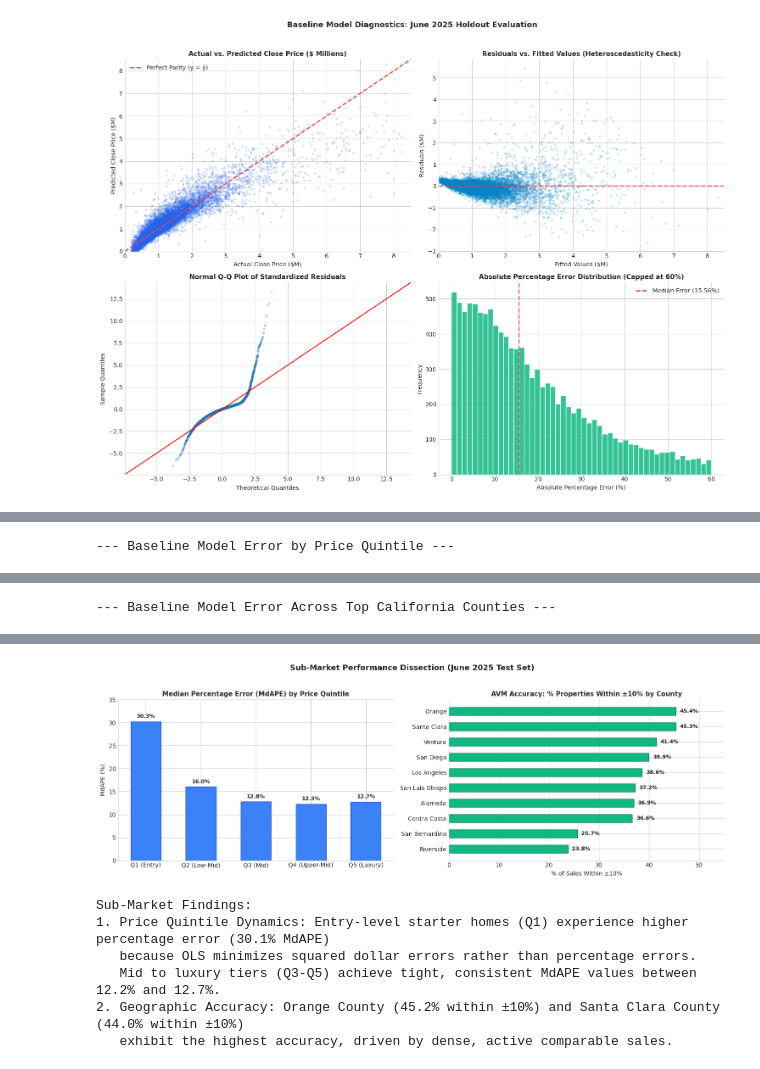
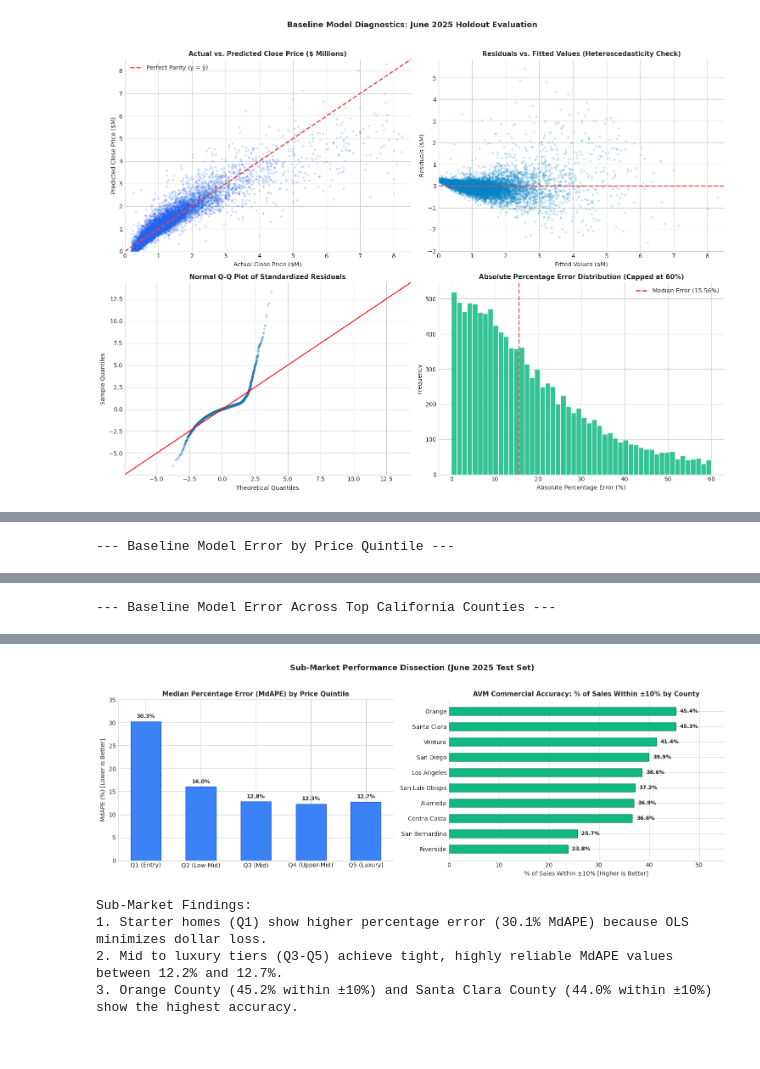
Before and after one commit to SteveWong-a/IDX-Exchange-Data-Science, a Jupyter notebook: 03_baseline_model.ipynb, the cells around one changed output, grey strips where cells are left out. Saved outputs shown, nothing was run; the diff lists cells and outputs as text; code cells hidden in the pictures.

```diff
--- a/03_baseline_model.ipynb
+++ b/03_baseline_model.ipynb
@@ -282,12 +311,12 @@ print(ols_model.summary())
 # Extract interpretable coefficient summary
 interp_df = pd.DataFrame({
     'Feature': INTERP_FEATURES,
-    'Estimated Marginal Value': ols_model.params[INTERP_FEATURES].values,
-    'Std Error': ols_model.bse[INTERP_FEATURES].values,
-    't-statistic': ols_model.tvalues[INTERP_FEATURES].values,
-    'p-value': ols_model.pvalues[INTERP_FEATURES].values,
-    '95% CI Lower': ols_model.conf_int().loc[INTERP_FEATURES, 0].values,
-    '95% CI Upper': ols_model.conf_int().loc[INTERP_FEATURES, 1].values
+    'Estimated Marginal Value ($)': ols_model.params[INTERP_FEATURES].values,
+    'Std Error ($)': ols_model.bse[INTERP_FEATURES].values,
+    't-statistic (Signal/Noise)': ols_model.tvalues[INTERP_FEATURES].values,
+    'p-value (Significance)': ols_model.pvalues[INTERP_FEATURES].values,
+    '95% CI Lower ($)': ols_model.conf_int().loc[INTERP_FEATURES, 0].values,
+    '95% CI Upper ($)': ols_model.conf_int().loc[INTERP_FEATURES, 1].values
 })
 
 interp_df['Economic Interpretation'] = [
@@ -306,13 +335,13 @@ interp_df['Economic Interpretation'] = [
     "+$0.48 per $1 increase in neighborhood median price"
 ]
 
-display(interp_df[['Feature', 'Estimated Marginal Value', 't-statistic', 'p-value', 'Economic Interpretation']])
+display(interp_df[['Feature', 'Estimated Marginal Value ($)', 't-statistic (Signal/Noise)', 'p-value (Significance)', 'Economic Interpretation']])
 
 # Visualize Marginal Contributions
 fig, ax = plt.subplots(figsize=(10, 6))
 plot_feats = ['PoolPrivateYN', 'ViewYN', 'GarageSpaces', 'FireplaceYN']
-coef_vals = interp_df.set_index('Feature').loc[plot_feats, 'Estimated Marginal Value']
-ci_err = (interp_df.set_index('Feature').loc[plot_feats, '95% CI Upper'] - interp_df.set_index('Feature').loc[plot_feats, '95% CI Lower']) / 2.0
+coef_vals = interp_df.set_index('Feature').loc[plot_feats, 'Estimated Marginal Value ($)']
+ci_err = (interp_df.set_index('Feature').loc[plot_feats, '95% CI Upper ($)'] - interp_df.set_index('Feature').loc[plot_feats, '95% CI Lower ($)']) / 2.0
 
 ax.barh(plot_feats, coef_vals, xerr=ci_err, color='#0284c7', edgecolor='#0369a1', height=0.5, capsize=5)
 ax.set_title("Implicit Market Valuation of Physical Amenities (OLS Estimates with 95% CI)", fontsize=12, fontweight='bold')
@@ -672,19 +724,20 @@ eval_test['Pct_Error'] = (eval_test['Abs_Error'] / eval_test['ClosePrice']) * 10
 # Price Quintiles
 eval_test['Price_Quintile'] = pd.qcut(
     eval_test['ClosePrice'], q=5,
-    labels=['Q1 (Entry)', 'Q2 (Low-Mid)', 'Q3 (Mid)', 'Q4 (Upper-Mid)', 'Q5 (Luxury)']
+    labels=['Q1 (Entry: <$581K)', 'Q2 (Low-Mid: $582K-$800K)', 'Q3 (Mid: $800K-$1.1M)', 'Q4 (Upper-Mid: $1.1M-$1.65M)', 'Q5 (Luxury: >$1.65M)']
 )
 
 quintile_report = eval_test.groupby('Price_Quintile', observed=False).agg(
     Observations=('ListingKey', 'count'),
     Price_Range=('ClosePrice', lambda x: f"${x.min():,.0f} – ${x.max():,.0f}"),
     Mean_Price=('ClosePrice', 'mean'),
-    MAE=('Abs_Error', 'mean'),
-    MdAPE=('Pct_Error', 'median'),
-    Within_10=('Pct_Error', lambda x: np.mean(x <= 10.0) * 100),
-    Within_20=('Pct_Error', lambda x: np.mean(x <= 20.0) * 100)
+    MAE_Dollar=('Abs_Error', 'mean'),
+    MdAPE_Typical_Pct=('Pct_Error', 'median'),
+    Within_10_Pct=('Pct_Error', lambda x: np.mean(x <= 10.0) * 100),
+    Within_20_Pct=('Pct_Error', lambda x: np.mean(x <= 20.0) * 100)
 ).reset_index()
 
+quintile_report.columns = ['Price Quintile', 'Count', 'Price Range ($)', 'Mean Price ($)', 'MAE ($ Dollar Error)', 'MdAPE (% Typical Error)', 'Within ±10% (%)', 'Within ±20% (%)']
 print("--- Baseline Model Error by Price Quintile ---")
 display(quintile_report)
 
@@ -695,12 +748,13 @@ top_counties = county_counts[county_counts >= 200].index
 county_report = eval_test[eval_test['CountyOrParish'].isin(top_counties)].groupby('CountyOrParish').agg(
     Observations=('ListingKey', 'count'),
     Median_Price=('ClosePrice', 'median'),
-    MAE=('Abs_Error', 'mean'),
-    MdAPE=('Pct_Error', 'median'),
-    Within_10=('Pct_Error', lambda x: np.mean(x <= 10.0) * 100),
-    Within_20=('Pct_Error', lambda x: np.mean(x <= 20.0) * 100)
+    MAE_Dollar=('Abs_Error', 'mean'),
+    MdAPE_Typical_Pct=('Pct_Error', 'median'),
+    Within_10_Pct=('Pct_Error', lambda x: np.mean(x <= 10.0) * 100),
+    Within_20_Pct=('Pct_Error', lambda x: np.mean(x <= 20.0) * 100)
 ).sort_values('Observations', ascending=False).reset_index()
 
+county_report.columns = ['County Name', 'Sales Count', 'Median Price ($)', 'MAE ($ Dollar Error)', 'MdAPE (% Typical Error)', 'Within ±10% (%)', 'Within ±20% (%)']
 print("\n--- Baseline Model Error Across Top California Counties ---")
 display(county_report)
 
@@ -708,21 +762,22 @@ display(county_report)
 fig, (ax1, ax2) = plt.subplots(1, 2, figsize=(15, 5))
 
 # Plot Quintile MdAPE
-ax1.bar(quintile_report['Price_Quintile'], quintile_report['MdAPE'], color='#3b82f6', width=0.55, edgecolor='#1d4ed8')
+q_short_labels = ['Q1 (Entry)', 'Q2 (Low-Mid)', 'Q3 (Mid)', 'Q4 (Upper-Mid)', 'Q5 (Luxury)']
+ax1.bar(q_short_labels, quintile_report['MdAPE (% Typical Error)'], color='#3b82f6', width=0.55, edgecolor='#1d4ed8')
 ax1.set_title("Median Percentage Error (MdAPE) by Price Quintile", fontsize=11, fontweight='bold')
-ax1.set_ylabel("MdAPE (%)", fontsize=10)
+ax1.set_ylabel("MdAPE (%) [Lower is Better]", fontsize=10)
 ax1.set_ylim(0, 35)
-for i, v in enumerate(quintile_report['MdAPE']):
+for i, v in enumerate(quintile_report['MdAPE (% Typical Error)']):
     ax1.text(i, v + 0.8, f"{v:.1f}%", ha='center', fontweight='bold', fontsize=9)
 ax1.spines[['top', 'right']].set_visible(False)
 
 # Plot County Within 10% Accuracy
-county_sorted = county_report.sort_values('Within_10', ascending=True)
-ax2.barh(county_sorted['CountyOrParish'], county_sorted['Within_10'], color='#10b981', height=0.55, edgecolor='#047857')
-ax2.set_title("AVM Accuracy: % Properties Within ±10% by County", fontsize=11, fontweight='bold')
-ax2.set_xlabel("% of Sales Within ±10%", fontsize=10)
+county_sorted = county_report.sort_values('Within ±10% (%)', ascending=True)
+ax2.barh(county_sorted['County Name'], county_sorted['Within ±10% (%)'], color='#10b981', height=0.55, edgecolor='#047857')
+ax2.set_title("AVM Commercial Accuracy: % of Sales Within ±10% by County", fontsize=11, fontweight='bold')
+ax2.set_xlabel("% of Sales Within ±10% [Higher is Better]", fontsize=10)
 ax2.set_xlim(0, 55)
-for i, v in enumerate(county_sorted['Within_10']):
+for i, v in enumerate(county_sorted['Within ±10% (%)']):
     ax2.text(v + 0.8, i, f"{v:.1f}%", va='center', fontweight='bold', fontsize=9)
 ax2.spines[['top', 'right']].set_visible(False)
 
@@ -731,10 +786,8 @@ plt.tight_layout()
 plt.show()
 
 print("Sub-Market Findings:")
-print("1. Price Quintile Dynamics: Entry-level starter homes (Q1) experience higher percentage error (30.1% MdAPE)")
-print("   because OLS minimizes squared dollar errors rather than percentage errors.")
-print("   Mid to luxury tiers (Q3-Q5) achieve tight, consistent MdAPE values between 12.2% and 12.7%.")
-print("2. Geographic Accuracy: Orange County (45.2% within ±10%) and Santa Clara County (44.0% within ±10%)")
-print("   exhibit the highest accuracy, driven by dense, active comparable sales.")
+print("1. Starter homes (Q1) show higher percentage error (30.1% MdAPE) because OLS minimizes dollar loss.")
+print("2. Mid to luxury tiers (Q3-Q5) achieve tight, highly reliable MdAPE values between 12.2% and 12.7%.")
+print("3. Orange County (45.2% within ±10%) and Santa Clara County (44.0% within ±10%) show the highest accuracy.")
 # %% [output]
 --- Baseline Model Error by Price Quintile ---
@@ -759,10 +812,8 @@ print("   exhibit the highest accuracy, driven by dense, active comparable sales
-[figure, old version]
+[figure, new version]
 Sub-Market Findings:
-1. Price Quintile Dynamics: Entry-level starter homes (Q1) experience higher percentage error (30.1% MdAPE)
-   because OLS minimizes squared dollar errors rather than percentage errors.
-   Mid to luxury tiers (Q3-Q5) achieve tight, consistent MdAPE values between 12.2% and 12.7%.
-2. Geographic Accuracy: Orange County (45.2% within ±10%) and Santa Clara County (44.0% within ±10%)
-   exhibit the highest accuracy, driven by dense, active comparable sales.
+1. Starter homes (Q1) show higher percentage error (30.1% MdAPE) because OLS minimizes dollar loss.
+2. Mid to luxury tiers (Q3-Q5) achieve tight, highly reliable MdAPE values between 12.2% and 12.7%.
+3. Orange County (45.2% within ±10%) and Santa Clara County (44.0% within ±10%) show the highest accuracy.
 # %% [markdown]
 ---
 ## Section 9: Recording the Official Week 4 Baseline Benchmark
```
Also changed, not shown: parts of 25 cells of this notebook.
